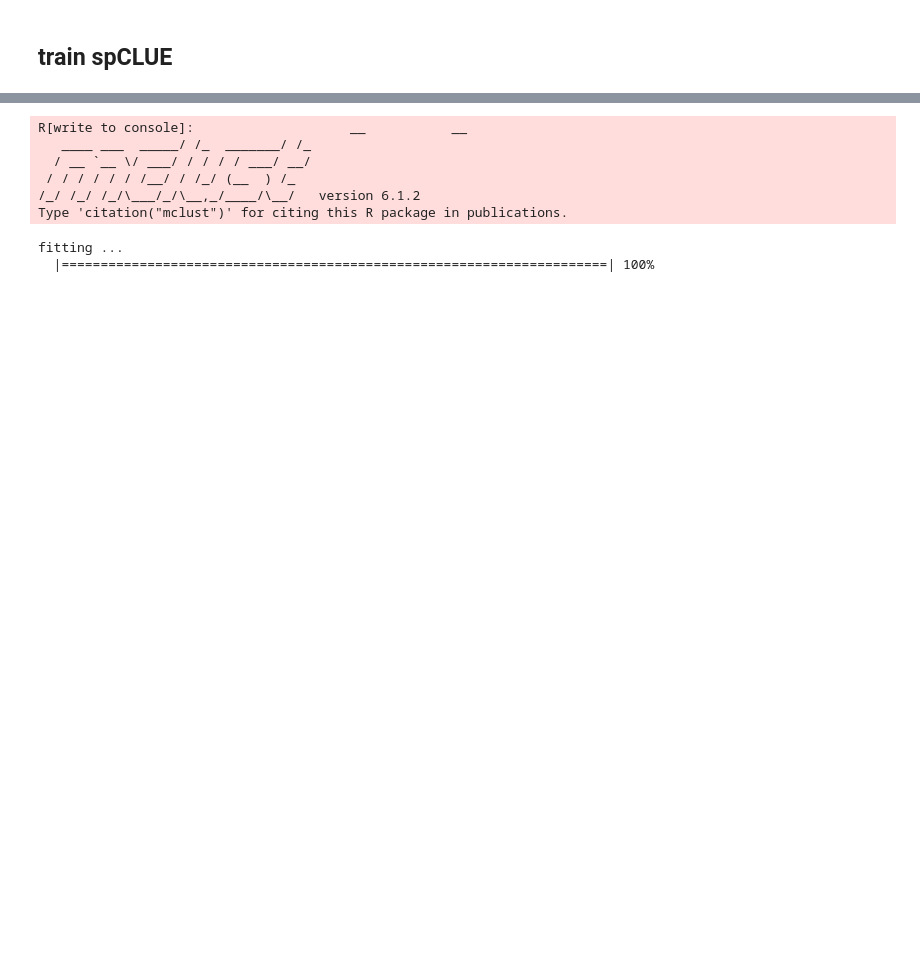
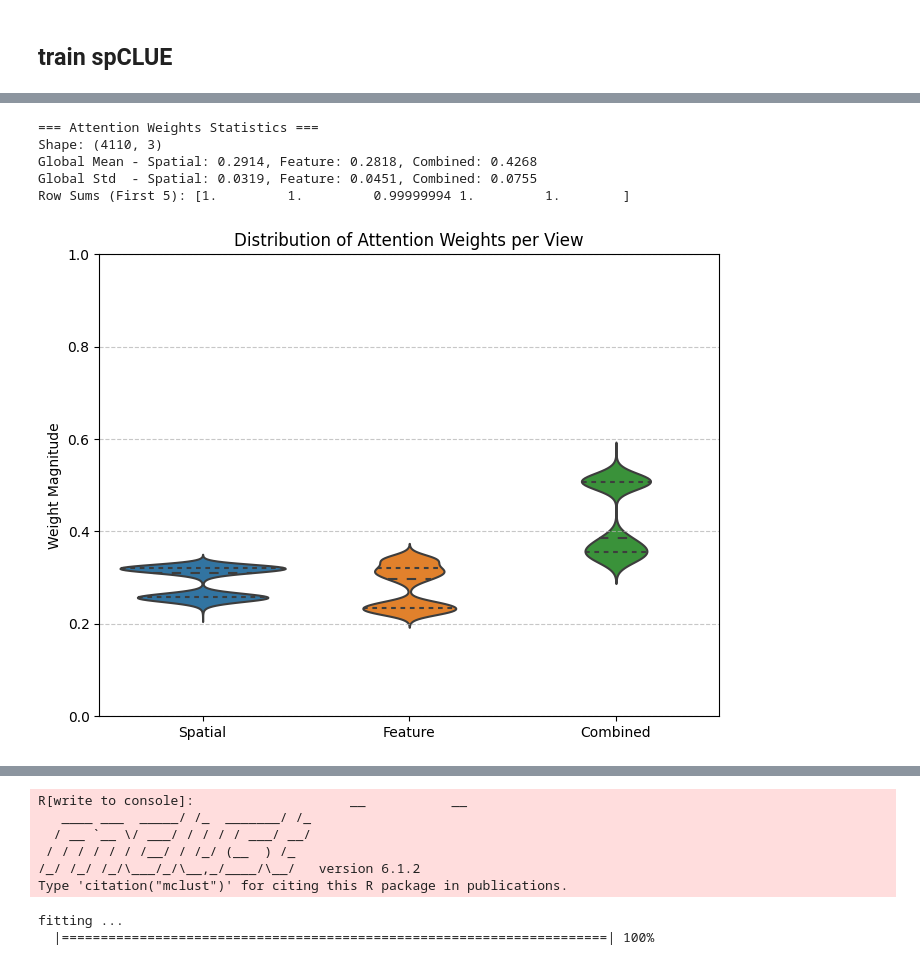
Before and after one commit to 11e11/spCLUE, a Jupyter notebook: tutorial/dlpfc.ipynb, the cells around one changed output, grey strips where cells are left out. Drawn from its saved outputs; the diff is of its cells as text; code cells hidden in the pictures; blank space fills up the shorter version.

```diff
--- a/tutorial/dlpfc.ipynb
+++ b/tutorial/dlpfc.ipynb
@@ -403 +446,52 @@ expr graph created successfully <----
+# %%
+import torch
+import numpy as np
+
+# 假设 model_output 是 forward 的返回结果
+# attention_weights 是返回元组的最后一个元素
+weights = attention_weights # shape: [N, 3]
+
+print("=== Attention Weights Statistics ===")
+print(f"Shape: {weights.shape}")
+
+# 1. 检查是否有 NaN 或 Inf
+if np.isnan(weights).any() or np.isinf(weights).any():
+    print("WARNING: Weights contain NaN or Inf!")
+
+# 2. 检查全局平均权重 (查看模型整体偏好哪个视图)
+# Column 0: Spatial, Column 1: Feature, Column 2: Combined
+mean_weights = np.mean(weights, axis=0)
+print(f"Global Mean - Spatial: {mean_weights[0]:.4f}, Feature: {mean_weights[1]:.4f}, Combined: {mean_weights[2]:.4f}")
+
+# 3. 检查样本间的方差 (查看模型是否对不同细胞有不同的关注点)
+std_weights = np.std(weights, axis=0)
+print(f"Global Std  - Spatial: {std_weights[0]:.4f}, Feature: {std_weights[1]:.4f}, Combined: {std_weights[2]:.4f}")
+
+# 4. 检查是否归一化 (Softmax 输出的和应该接近 1)
+row_sums = np.sum(weights, axis=1)
+print(f"Row Sums (First 5): {row_sums[:5]}") # 应该全是 1.0
+# %% [output]
+=== Attention Weights Statistics ===
+Shape: (4110, 3)
+Global Mean - Spatial: 0.2914, Feature: 0.2818, Combined: 0.4268
+Global Std  - Spatial: 0.0319, Feature: 0.0451, Combined: 0.0755
+Row Sums (First 5): [1.         1.         0.99999994 1.         1.        ]
+# %%
+import matplotlib.pyplot as plt
+import seaborn as sns
+import pandas as pd
+
+# 创建 DataFrame 方便绘图
+df_weights = pd.DataFrame(weights, columns=['Spatial', 'Feature', 'Combined'])
+
+plt.figure(figsize=(8, 6))
+# 使用小提琴图可以看到密度分布，箱线图可以看到中位数和离群值
+sns.violinplot(data=df_weights, inner="quartile")
+plt.title("Distribution of Attention Weights per View")
+plt.ylabel("Weight Magnitude")
+plt.ylim(0, 1)  # 假设经过了 Softmax
+plt.grid(True, axis='y', linestyle='--', alpha=0.7)
+plt.show()
+# %% [output]
+[figure, added]
 # %%
```
Also changed, not shown: parts of 7 cells of this notebook, 18 other files.
